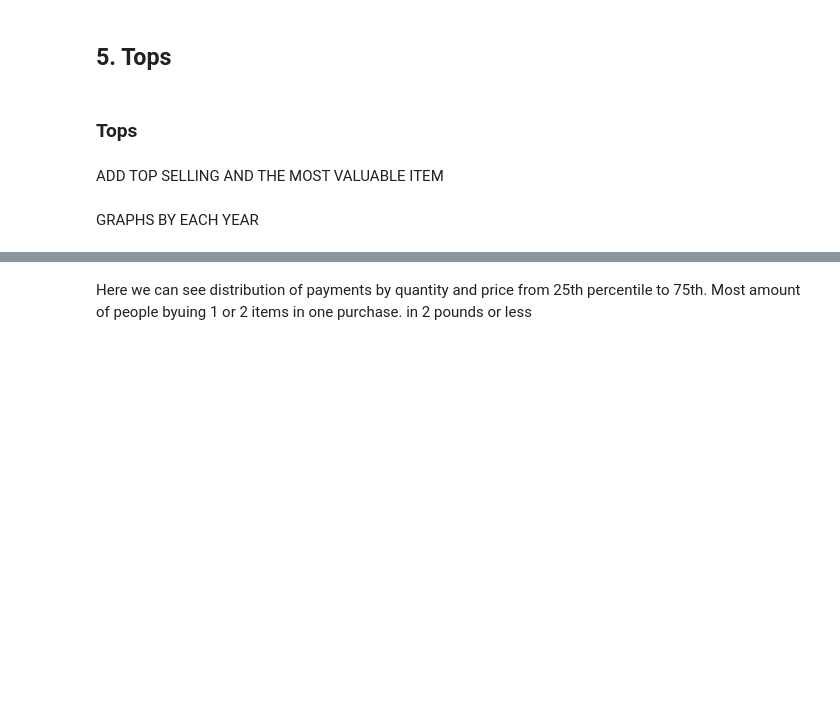
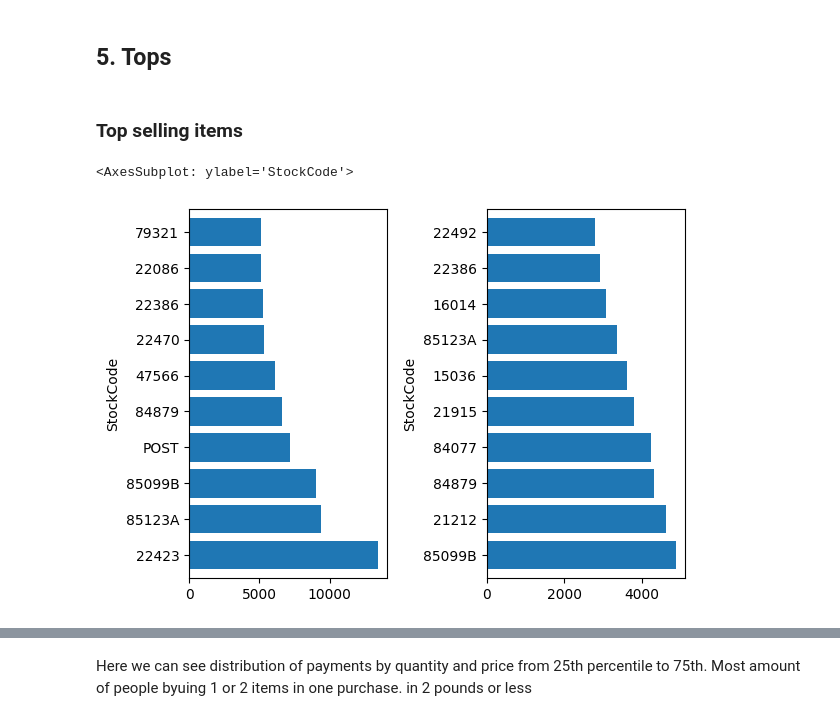
Before and after one commit to BaakhOfficial/Business-Data-Analysis-Report, a Jupyter notebook: Untitled-1.ipynb, the cells around one changed output, grey strips where cells are left out. Drawn from its saved outputs; the diff is of its cells as text; code cells hidden in the pictures; blank space fills up the shorter version.

```diff
--- a/Untitled-1.ipynb
+++ b/Untitled-1.ipynb
@@ -373,9 +373,18 @@ ltv
 493.39761424973705
 # %% [markdown]
 ## 5. Tops
-# %% [markdown]
-### Tops
-# %% [markdown]
-ADD TOP SELLING AND THE MOST VALUABLE ITEM
-# %% [markdown]
-GRAPHS BY EACH YEAR
+# %% [markdown]
+### Top selling items
+# %%
+fig, (ax1, ax2) = plt.subplots(1,2)
+plt.subplots_adjust(wspace=0.5)
+
+
+top_profit_item = df_clean.loc[df_clean['Sum']>0].groupby('StockCode')['Sum'].sum().sort_values(ascending=False).head(10)
+top_profit_item.plot(kind='barh', width=0.8, ax=ax1)
+
+top_sell_item = df_clean.loc[df_clean['Sum']>0].groupby('StockCode')['Quantity'].sum().sort_values(ascending=False).head(10)
+top_sell_item.plot(kind='barh', width=0.8, ax=ax2)
+# %% [output]
+<AxesSubplot: ylabel='StockCode'>
+[figure, added]
```
Also changed, not shown: parts of 4 cells of this notebook.
